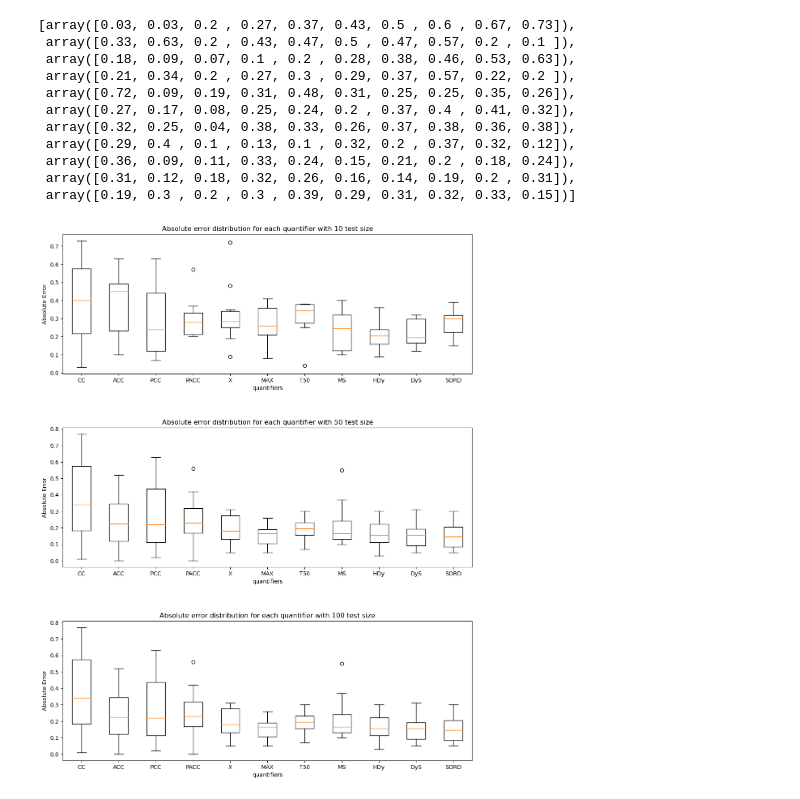
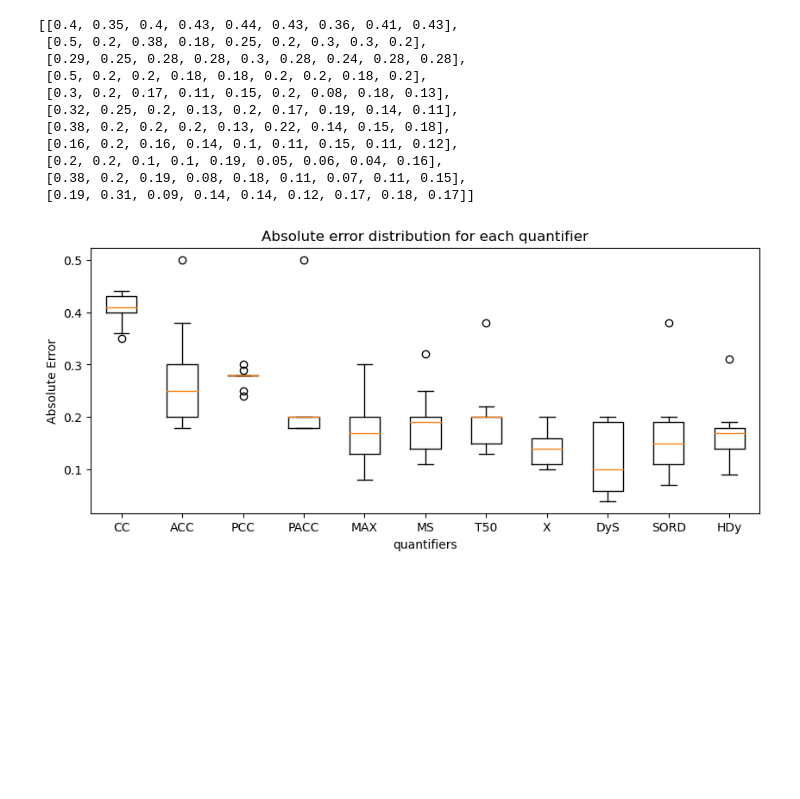
Before and after one commit to luizfernandolj/Quantifiers, a Jupyter notebook: Analysis.ipynb, the cells around one changed output. Drawn from its saved outputs; the diff is of its cells as text; code cells hidden in the pictures; blank space fills up the shorter version.

```diff
--- a/Analysis.ipynb
+++ b/Analysis.ipynb
@@ -97,0 +104,3 @@ for d in list_datas:
+# %%
+gp = gp.groupby(["df", "quantifier"])
+gp.get_group((dataset, "CC"))
@@ -177,53 +148,35 @@ plt.show()
+# %%
+quantifiers = ['CC', 'ACC', 'PCC', 'PACC', 'MAX', 'MS', 'T50', 'X','DyS', 'SORD', 'HDy']
 # %%
-j = 2
-all_qtf10 = []
-all_qtf50 = []
-all_qtf100 = []
-for i in list_size_for_alpha[j][10]:
-    all_qtf10.append(np.array(list_size_for_alpha[j][10][i]['abs_error']))
-for i in list_size_for_alpha[j][50]:
-    all_qtf50.append(np.array(list_size_for_alpha[j][50][i]['abs_error']))
-for i in list_size_for_alpha[j][50]:
-    all_qtf100.append(np.array(list_size_for_alpha[j][50][i]['abs_error']))
-all_qtf10
+abs_err = []
+for i in quantifiers:
+    abs_err.append(list(gp.get_group((dataset, i))["abs_error"].reset_index(drop=True)))
+abs_err
 # %% [output]
-[array([0.03, 0.03, 0.2 , 0.27, 0.37, 0.43, 0.5 , 0.6 , 0.67, 0.73]),
- array([0.33, 0.63, 0.2 , 0.43, 0.47, 0.5 , 0.47, 0.57, 0.2 , 0.1 ]),
- array([0.18, 0.09, 0.07, 0.1 , 0.2 , 0.28, 0.38, 0.46, 0.53, 0.63]),
- array([0.21, 0.34, 0.2 , 0.27, 0.3 , 0.29, 0.37, 0.57, 0.22, 0.2 ]),
- array([0.72, 0.09, 0.19, 0.31, 0.48, 0.31, 0.25, 0.25, 0.35, 0.26]),
- array([0.27, 0.17, 0.08, 0.25, 0.24, 0.2 , 0.37, 0.4 , 0.41, 0.32]),
- array([0.32, 0.25, 0.04, 0.38, 0.33, 0.26, 0.37, 0.38, 0.36, 0.38]),
- array([0.29, 0.4 , 0.1 , 0.13, 0.1 , 0.32, 0.2 , 0.37, 0.32, 0.12]),
- array([0.36, 0.09, 0.11, 0.33, 0.24, 0.15, 0.21, 0.2 , 0.18, 0.24]),
- array([0.31, 0.12, 0.18, 0.32, 0.26, 0.16, 0.14, 0.19, 0.2 , 0.31]),
- array([0.19, 0.3 , 0.2 , 0.3 , 0.39, 0.29, 0.31, 0.32, 0.33, 0.15])]
+[[0.4, 0.35, 0.4, 0.43, 0.44, 0.43, 0.36, 0.41, 0.43],
+ [0.5, 0.2, 0.38, 0.18, 0.25, 0.2, 0.3, 0.3, 0.2],
+ [0.29, 0.25, 0.28, 0.28, 0.3, 0.28, 0.24, 0.28, 0.28],
+ [0.5, 0.2, 0.2, 0.18, 0.18, 0.2, 0.2, 0.18, 0.2],
+ [0.3, 0.2, 0.17, 0.11, 0.15, 0.2, 0.08, 0.18, 0.13],
+ [0.32, 0.25, 0.2, 0.13, 0.2, 0.17, 0.19, 0.14, 0.11],
+ [0.38, 0.2, 0.2, 0.2, 0.13, 0.22, 0.14, 0.15, 0.18],
+ [0.16, 0.2, 0.16, 0.14, 0.1, 0.11, 0.15, 0.11, 0.12],
+ [0.2, 0.2, 0.1, 0.1, 0.19, 0.05, 0.06, 0.04, 0.16],
+ [0.38, 0.2, 0.19, 0.08, 0.18, 0.11, 0.07, 0.11, 0.15],
+ [0.19, 0.31, 0.09, 0.14, 0.14, 0.12, 0.17, 0.18, 0.17]]
 # %%
-fig, (ax1, ax2, ax3) = plt.subplots(3, figsize=(12, 15))
+plt.figure(figsize=(10, 4))
 
-ax1.boxplot(all_qtf10)
-ax2.boxplot(all_qtf50)
-ax3.boxplot(all_qtf100)
+plt.boxplot(abs_err)
 
-ax1.set_xticks(range(1, 12), quantifiers)
-ax1.set_title("Absolute error distribution for each quantifier with 10 test size")
-ax1.set_xlabel("quantifiers")
-ax1.set_ylabel("Absolute Error")
+plt.xticks(range(1, 12), quantifiers)
+plt.title("Absolute error distribution for each quantifier")
+plt.xlabel("quantifiers")
+plt.ylabel("Absolute Error")
 
-ax2.set_xticks(range(1, 12), quantifiers)
-ax2.set_title("Absolute error distribution for each quantifier with 50 test size")
-ax2.set_xlabel("quantifiers")
-ax2.set_ylabel("Absolute Error")
-
-ax3.set_xticks(range(1, 12), quantifiers)
-ax3.set_title("Absolute error distribution for each quantifier with 100 test size")
-ax3.set_xlabel("quantifiers")
-ax3.set_ylabel("Absolute Error")
-
-fig.tight_layout(pad=5)
 plt.show()
 # %% [output]
-[figure, old version]
+[figure, new version]
 # %%
 df_mean_err = pd.DataFrame(columns=["Data1", "Data2", "Data3"], index=quantifiers)
 
```
Also changed, not shown: parts of 16 cells of this notebook, 6 other files.
